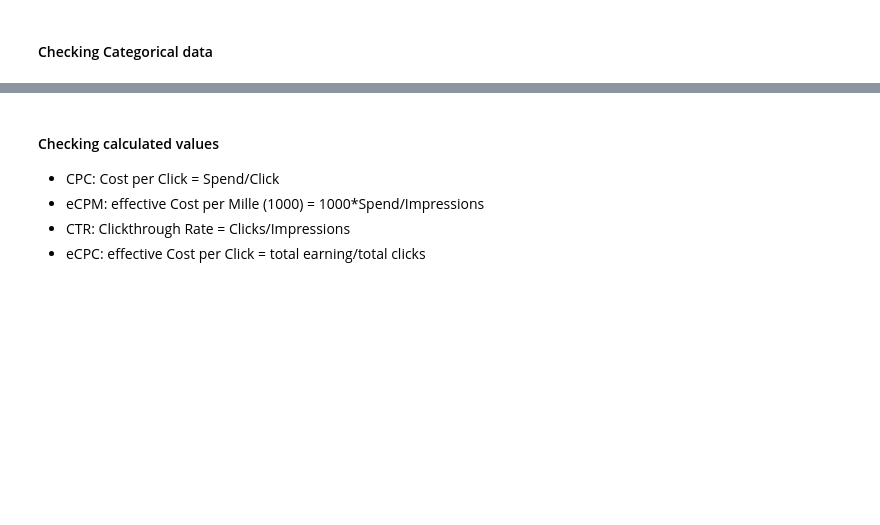
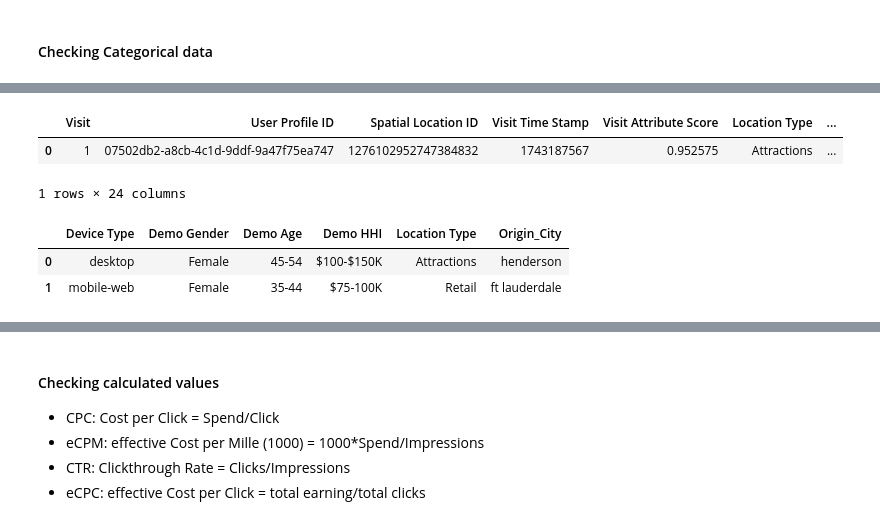
Before and after one commit to EzraGoldberg/portfolio-projects, a Jupyter notebook: 2. Tech Interview Prep/Weather Adtech Data Science/notebooks/Case_Study.ipynb, the cells around one changed output, grey strips where cells are left out. Cells and saved outputs as stored; diff of their text form; code cells hidden in the pictures; blank space fills up the shorter version.

Commit message:
added data check for mislabelled/inconsistent categorical data,

```diff
--- a/2. Tech Interview Prep/Weather Adtech Data Science/notebooks/Case_Study.ipynb
+++ b/2. Tech Interview Prep/Weather Adtech Data Science/notebooks/Case_Study.ipynb
@@ -295,0 +294,15 @@ campaign_metrics.head(2)
+# %%
+visitationFTA.head(1)
+# %% [output]
+|  | Visit | User Profile ID | Spatial Location ID | Visit Time Stamp | Visit Attribute Score | Location Type | ... |
+| 0 | 1 | 07502db2-a8cb-4c1d-9ddf-9a47f75ea747 | 1276102952747384832 | 1743187567 | 0.952575 | Attractions | ... |
+1 rows × 24 columns
+# %%
+categorical_cols_FTA = ['Device Type', 'Demo Gender', 'Demo Age', 'Demo HHI', 'Location Type', 'Origin_City']
+visitationFTA_categorical = visitationFTA[categorical_cols_FTA]
+
+visitationFTA_categorical.head(2)
+# %% [output]
+|  | Device Type | Demo Gender | Demo Age | Demo HHI | Location Type | Origin_City |
+| 0 | desktop | Female | 45-54 | $100-$150K | Attractions | henderson |
+| 1 | mobile-web | Female | 35-44 | $75-100K | Retail | ft lauderdale |
```
Also changed, not shown: parts of 15 cells of this notebook.
